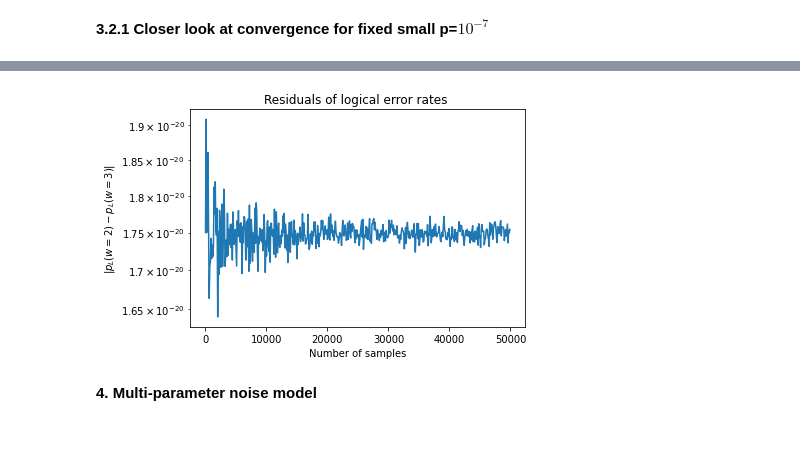
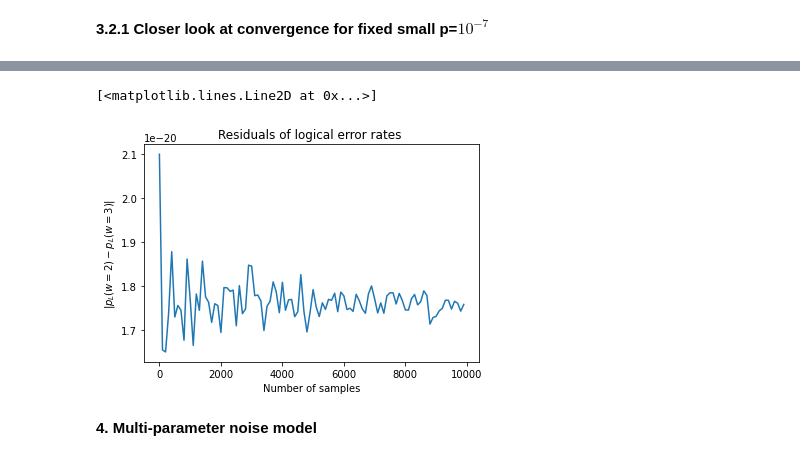
Before and after one commit to dpwinter/PECOS_WS_solutions, a Jupyter notebook: subset_sampling.ipynb, the cells around one changed output, grey strips where cells are left out. Cells and saved outputs as stored; diff of their text form; code cells hidden in the pictures.

Commit message:
Updated comparison plots

```diff
--- a/subset_sampling.ipynb
+++ b/subset_sampling.ipynb
@@ -363,11 +363,14 @@ Wall time: 8min 13s
 # %%
+%%time
+
 import matplotlib.pyplot as plt
 
 fig, ax = plt.subplots(2, 1, sharex=True, figsize=(15,10), gridspec_kw={'height_ratios': [3,1]})
 
-samples = np.arange(20, 1000, 100)
+samples = np.arange(10, 10000, 1000)
+alphas = [i*0.5/len(samples) for i in range(len(samples))]
 p_phy = np.logspace(-7, 0, 50) # physical error rates
-alpha=0.1
+# alpha=0.1
 ax[0].set_xscale('log')
 ax[0].set_yscale('log')
 ax[1].set_yscale('log')
@@ -376,7 +379,7 @@ ax[1].set_xlabel('p')
 ax[1].set_ylabel(r'$|p_L(w=3)-p_L(w=2)|$')
 
 
-for n_samples in samples:
+for (alpha,n_samples) in zip(alphas,samples):
     p_L_low1, p_L_up1, _ = logical_failure_rate_SS(2,p_phy,n_samples)
     ax[0].plot(p_phy, p_L_low1, c='tab:blue', alpha=alpha)
     ax[0].plot(p_phy, p_L_up1, c='tab:blue', alpha=alpha)
@@ -389,11 +392,13 @@ for n_samples in samples:
     ax[1].plot(p_phy, diff_low, c='tab:blue', alpha=alpha)
     ax[1].plot(p_phy, diff_up, c='tab:orange', alpha=alpha)
 
-ax[0].plot(p_phy, p_L_low1, c='blue')
+ax[0].plot(p_phy, p_L_low1, c='blue', label='SS (w=2)')
 ax[0].plot(p_phy, p_L_up1, c='blue')
-ax[0].plot(p_phy, p_L_low2, '--', c='red')
+ax[0].plot(p_phy, p_L_low2, '--', c='red', label='SS (w=3)')
 ax[0].plot(p_phy, p_L_up2, '--', c='red')
+ax[0].legend()
 
-ax[1].plot(p_phy, diff_low, c='blue')
-ax[1].plot(p_phy, diff_up, '--', c='red')
+ax[1].plot(p_phy, diff_low, c='blue', label='Diff lower bounds')
+ax[1].plot(p_phy, diff_up, '--', c='red', label='Diff upper bounds')
+ax[1].legend()
 # %% [output]
@@ -402,10 +409,12 @@ ax[1].plot(p_phy, diff_up, '--', c='red')
 # %% [markdown]
 **3.2.1 Closer look at convergence for fixed small p=$10^{-7}$**
 # %%
+%%time
+
 A_w = lambda p,w,N: math.comb(N,w) * p**(w) * (1-p)**(N-w)
 n_gates = len(ghz) # number of gates in reference circuit
 p_phy = 1e-7 # fix physical error rate
-samples = np.arange(10, 50_000, 100) # increasing no. of samples
+samples = np.arange(10, 10000, 100) # increasing no. of samples
 
 diff = []
 for n_samples in samples:
@@ -414,6 +423,6 @@ for n_samples in samples:
 plt.title("Residuals of logical error rates ")
 plt.xlabel('Number of samples')
 plt.ylabel(r'$|p_L(w=2)-p_L(w=3)|$')
-plt.yscale('log')
+# plt.yscale('log')
 plt.plot(samples, diff)
 # %% [output]
@@ -421,4 +431,5 @@ plt.plot(samples, diff)
+[<matplotlib.lines.Line2D at 0x...>]
-[figure, old version]
+[figure, new version]
 # %% [markdown]
 **4. Multi-parameter noise model**
 # %%
```
Also changed, not shown: parts of 4 cells of this notebook.
